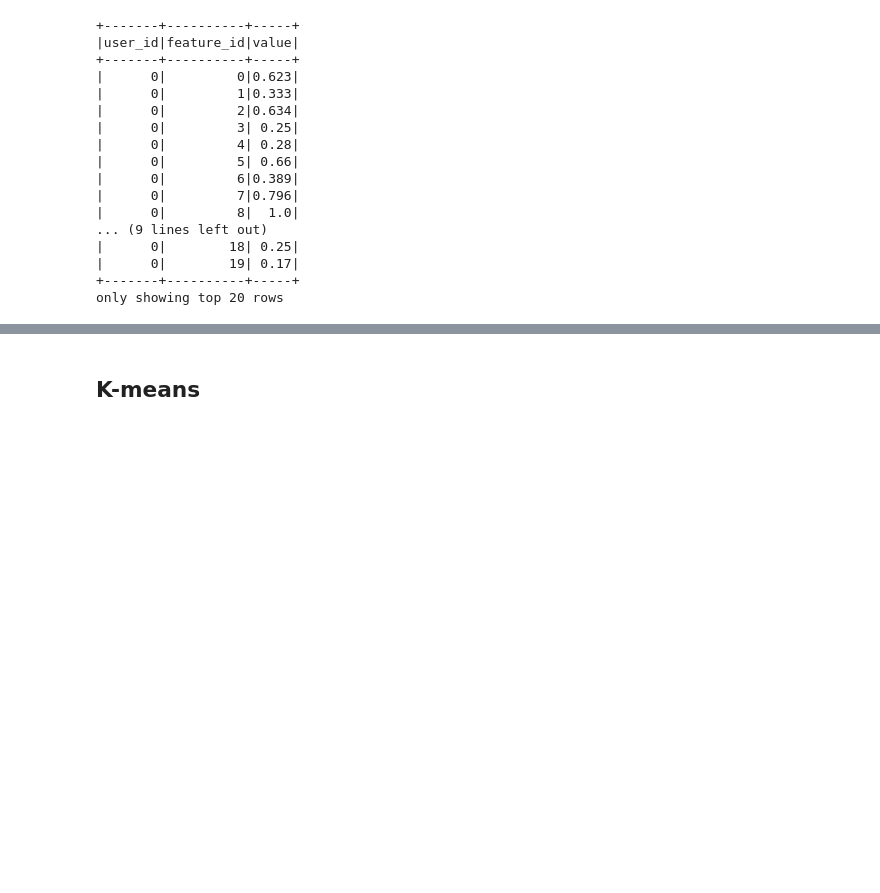
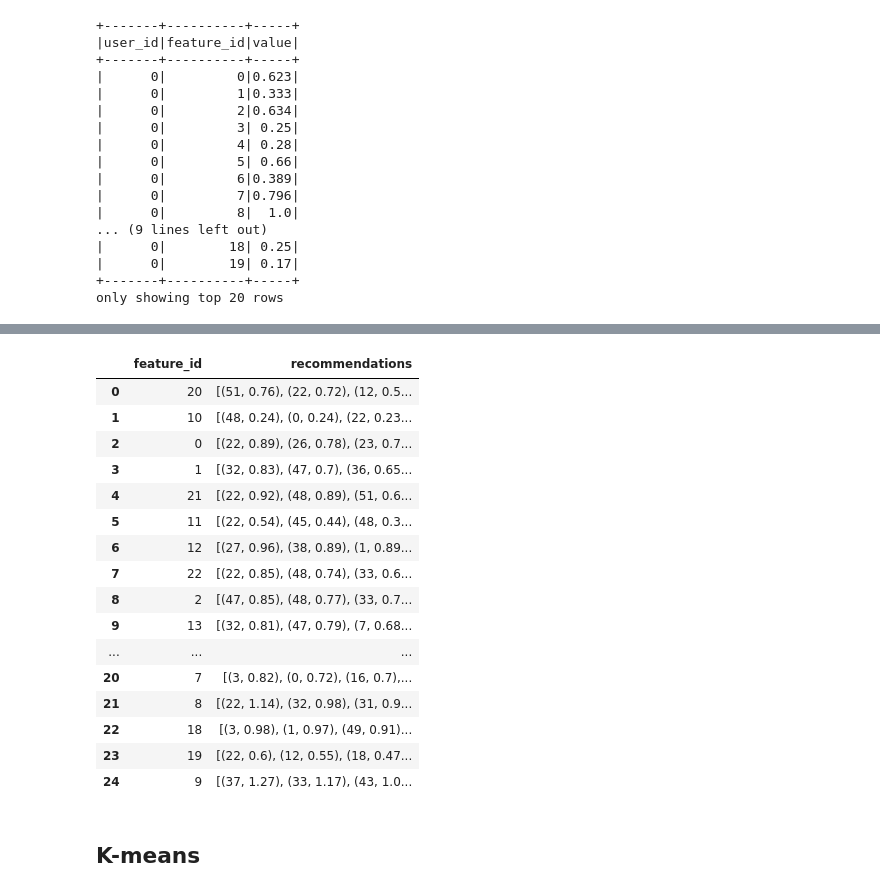
Before and after one commit to pierfrancescomartinello/BigDataProject, a Jupyter notebook: src/test.ipynb, the cells around one changed output, grey strips where cells are left out. Saved outputs shown, nothing was run; the diff lists cells and outputs as text; code cells hidden in the pictures; blank space fills up the shorter version.

Commit message:
Rounded values + table printed 	modified:   src/run_algorithms.py 	modified:   src/test.ipynb

```diff
--- a/src/test.ipynb
+++ b/src/test.ipynb
@@ -559,3 +559,32 @@ Root-mean-square error = 0.26297233951126703
+# %%
+items_df = model.recommendForAllItems(52).toPandas()
+col_rec = items_df["recommendations"]
+
+col_rec_rounded = []
+for l in col_rec:
+    col_rec_rounded.append([(item[0], round(item[1],2)) for item in l])
+items_df.drop(columns="recommendations", inplace=True)
+items_df.insert(1, "recommendations", col_rec_rounded)
+
+items_df
+# %% [output]
+|  | feature_id | recommendations |
+| 0 | 20 | [(51, 0.76), (22, 0.72), (12, 0.5... |
+| 1 | 10 | [(48, 0.24), (0, 0.24), (22, 0.23... |
+| 2 | 0 | [(22, 0.89), (26, 0.78), (23, 0.7... |
+| 3 | 1 | [(32, 0.83), (47, 0.7), (36, 0.65... |
+| 4 | 21 | [(22, 0.92), (48, 0.89), (51, 0.6... |
+| 5 | 11 | [(22, 0.54), (45, 0.44), (48, 0.3... |
+| 6 | 12 | [(27, 0.96), (38, 0.89), (1, 0.89... |
+| 7 | 22 | [(22, 0.85), (48, 0.74), (33, 0.6... |
+| 8 | 2 | [(47, 0.85), (48, 0.77), (33, 0.7... |
+| 9 | 13 | [(32, 0.81), (47, 0.79), (7, 0.68... |
+| ... | ... | ... |
+| 20 | 7 | [(3, 0.82), (0, 0.72), (16, 0.7),... |
+| 21 | 8 | [(22, 1.14), (32, 0.98), (31, 0.9... |
+| 22 | 18 | [(3, 0.98), (1, 0.97), (49, 0.91)... |
+| 23 | 19 | [(22, 0.6), (12, 0.55), (18, 0.47... |
+| 24 | 9 | [(37, 1.27), (33, 1.17), (43, 1.0... |
 # %% [markdown]
 ## K-means
 # %%
```
Also changed, not shown: parts of 1 cell of this notebook, 1 other file.
